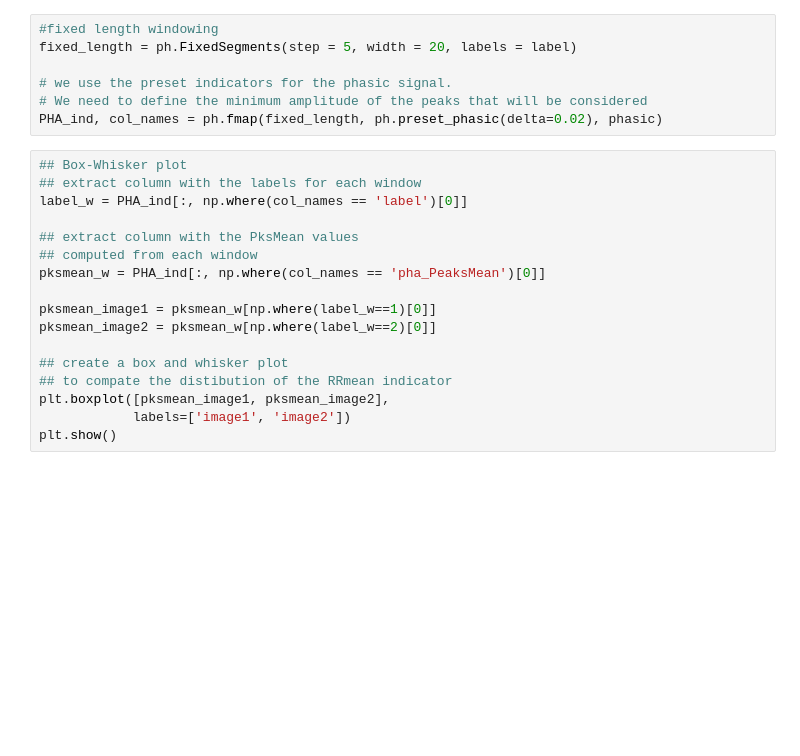
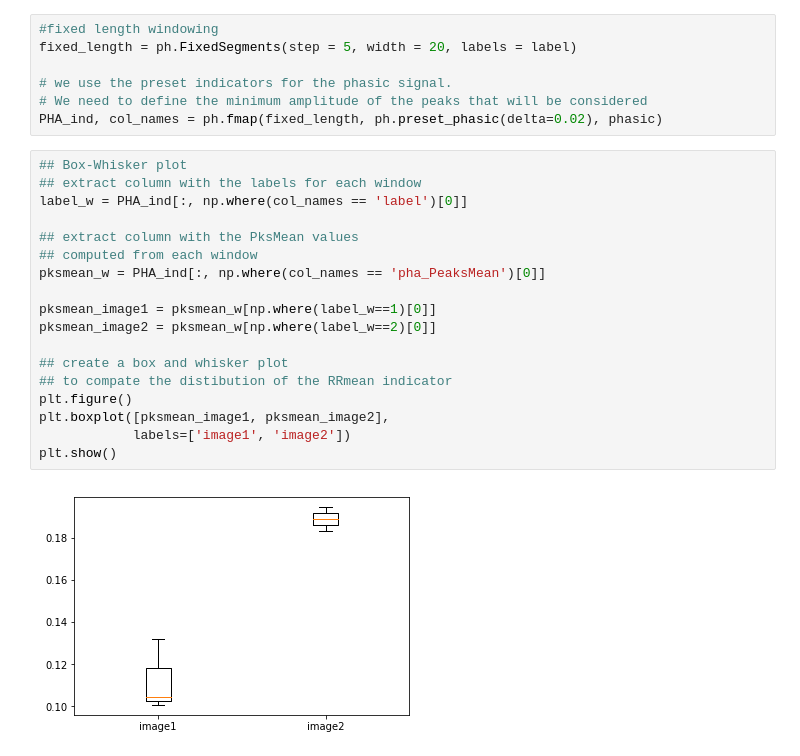
Before and after one commit to MPBA/pyphysio, a Jupyter notebook: tutorials/3-pipelines.ipynb, the cells around one changed output. Drawn from its saved outputs; the diff is of its cells as text; blank space fills up the shorter version.

```diff
--- a/tutorials/3-pipelines.ipynb
+++ b/tutorials/3-pipelines.ipynb
@@ -280,17 +306,20 @@ PHA_ind, col_names = ph.fmap(fixed_length, ph.preset_phasic(delta=0.02), phasic)
 # %%
 ## Box-Whisker plot
 ## extract column with the labels for each window
 label_w = PHA_ind[:, np.where(col_names == 'label')[0]]
 
 ## extract column with the PksMean values
 ## computed from each window
 pksmean_w = PHA_ind[:, np.where(col_names == 'pha_PeaksMean')[0]]
 
 pksmean_image1 = pksmean_w[np.where(label_w==1)[0]]
 pksmean_image2 = pksmean_w[np.where(label_w==2)[0]]
 
 ## create a box and whisker plot
 ## to compate the distibution of the RRmean indicator
+plt.figure()
 plt.boxplot([pksmean_image1, pksmean_image2],
             labels=['image1', 'image2'])
 plt.show()
+# %% [output]
+[figure, added]
```
Also changed, not shown: parts of 10 cells of this notebook, 3 other files.
